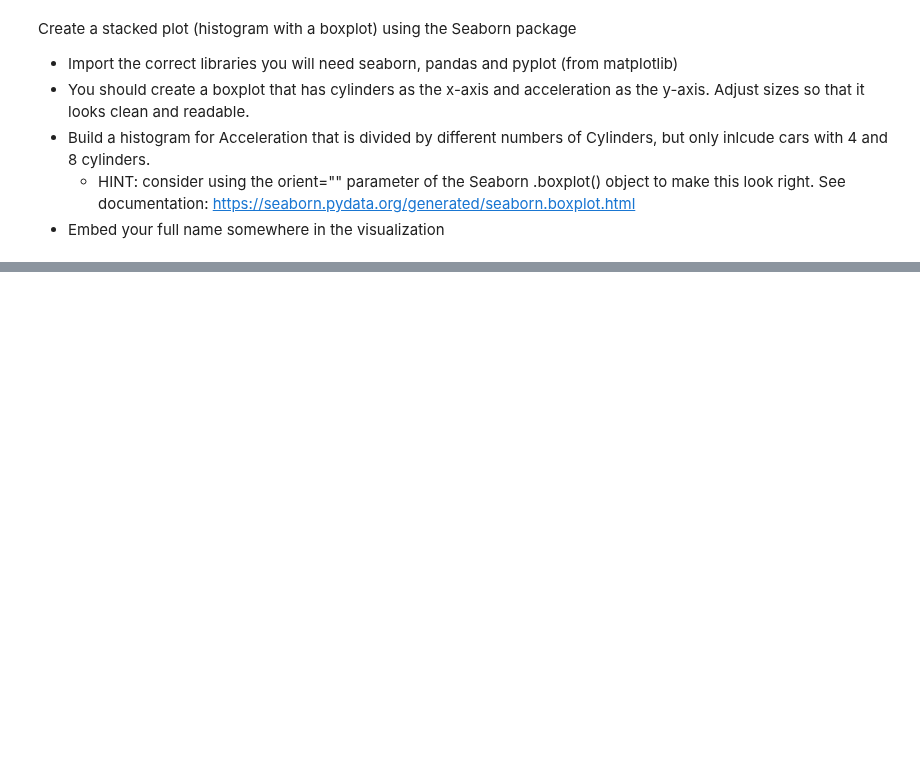
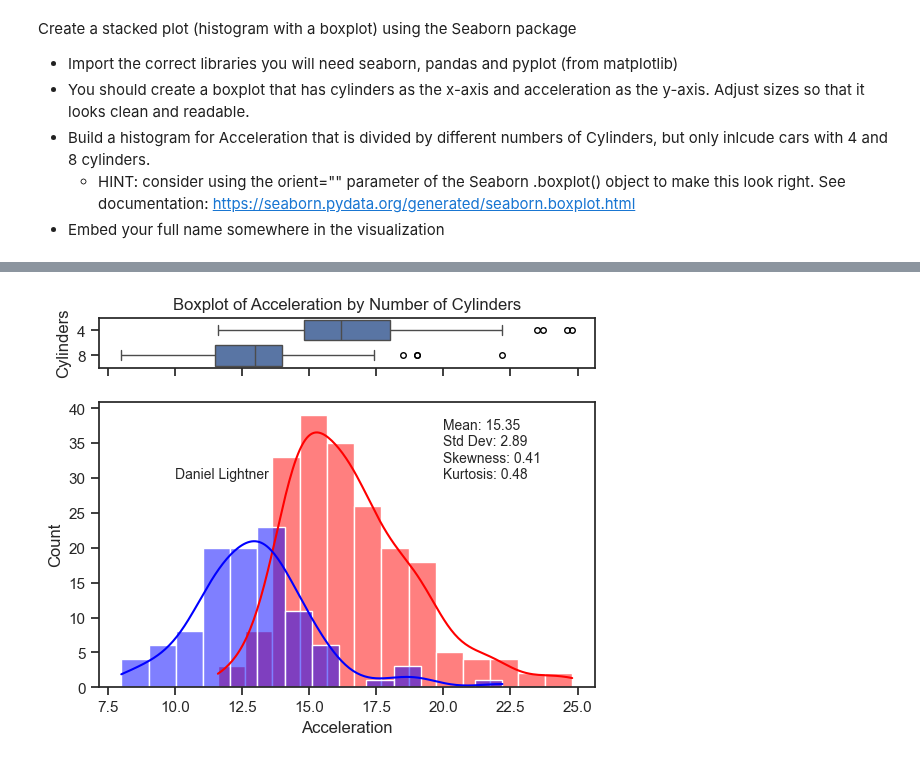
Before and after one commit to DanLightner/BUSA321, a Jupyter notebook: BUSA321/Univariate Visualization and Python.ipynb, the cells around one changed output, grey strips where cells are left out. Saved outputs shown, nothing was run; the diff lists cells and outputs as text; code cells hidden in the pictures; blank space fills up the shorter version.

```diff
--- a/BUSA321/Univariate Visualization and Python.ipynb
+++ b/BUSA321/Univariate Visualization and Python.ipynb
@@ -113,0 +40,35 @@ plt.show()
+# %%
+import pandas as pd
+from matplotlib import pyplot as plt
+import seaborn as sns
+
+df = pd.read_csv('mpg.csv')
+df1 = df[df['Cylinders'] == 4]
+df2 = df[df['Cylinders'] == 8]
+combined_df = pd.concat([df1, df2], axis=0)
+df = combined_df
+
+mean_acceleration = df['Acceleration'].mean()
+std_dev_acceleration = df['Acceleration'].std()
+skewness_acceleration = df['Acceleration'].skew()
+kurtosis_acceleration = df['Acceleration'].kurtosis()
+
+f, (ax_box, ax_hist) = plt.subplots(2, sharex=True, gridspec_kw={"height_ratios": (.15, .85)})
+
+sns.set(style="ticks")
+
+
+flierprops = dict(marker='o', markersize=4, markerfacecolor='none', linestyle='none', markeredgecolor='black')
+
+
+sns.boxplot(data=combined_df, x="Acceleration", y="Cylinders", ax=ax_box, flierprops=flierprops, orient="h")
+ax_box.set_title('Boxplot of Acceleration by Number of Cylinders')
+sns.histplot(data=df1, x="Acceleration", ax=ax_hist, kde=True, color="red", label='4 cylinders')
+sns.histplot(data=df2, x="Acceleration", ax=ax_hist, kde=True, color="blue", label='8 cylinders')
+
+
+plt.text(20, 30, f'Mean: {mean_acceleration:.2f}\nStd Dev: {std_dev_acceleration:.2f}\nSkewness: {skewness_acceleration:.2f}\nKurtosis: {kurtosis_acceleration:.2f}', fontsize=10)
+plt.text(10, 30, 'Daniel Lightner', fontsize=10)
+plt.show()
+# %% [output]
+[figure, added]
```
Also changed, not shown: parts of 2 cells of this notebook.
